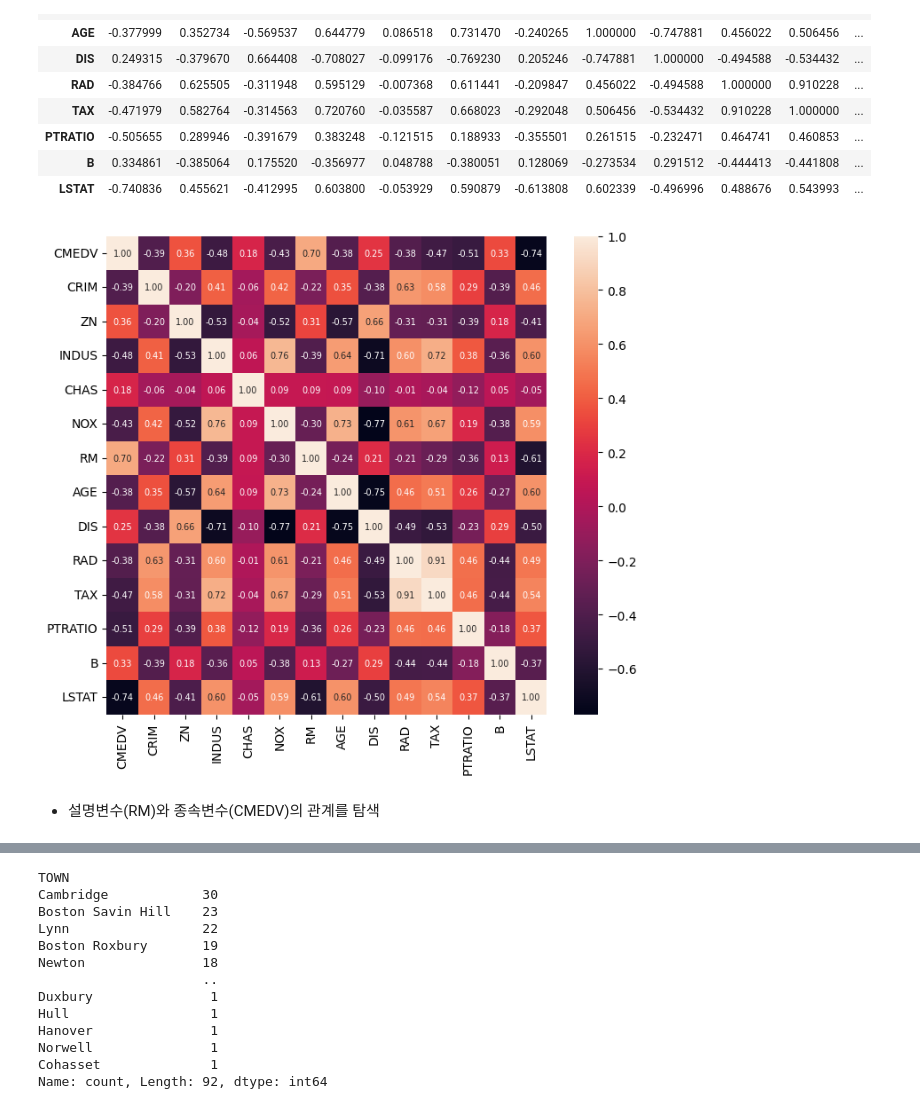
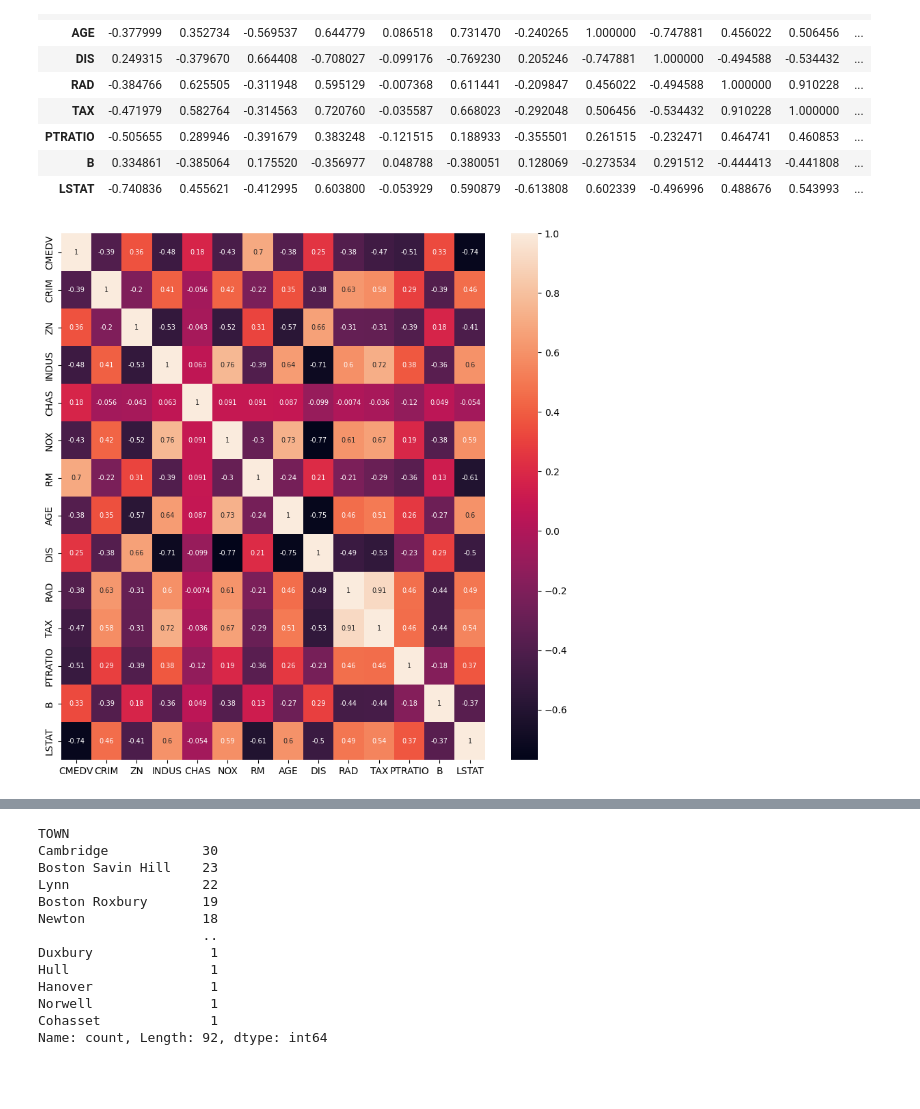
Before and after one commit to donguk0207/ML, a Jupyter notebook: regression_step1.ipynb, the cells around one changed output, grey strips where cells are left out. Drawn from its saved outputs; the diff is of its cells as text; code cells hidden in the pictures; blank space fills up the shorter version.

```diff
--- a/regression_step1.ipynb
+++ b/regression_step1.ipynb
@@ -140,19 +142,16 @@ corr
 | B | 0.334861 | -0.385064 | 0.175520 | -0.356977 | 0.048788 | -0.380051 | 0.128069 | -0.273534 | 0.291512 | -0.444413 | -0.441808 | ... |
 | LSTAT | -0.740836 | 0.455621 | -0.412995 | 0.603800 | -0.053929 | 0.590879 | -0.613808 | 0.602339 | -0.496996 | 0.488676 | 0.543993 | ... |
 # %%
-plt.figure(figsize=(8, 7))
-
+plt.figure(figsize=(10,10))
 sns.heatmap(corr.values,
             annot=True,
-            fmt='.2f',
+            fmt='.2g',
             annot_kws={"size":7},
             yticklabels=cols,
             xticklabels=cols)
 plt.show()
 # %% [output]
-[figure, old version]
+[figure, new version]
-# %% [markdown]
-- 설명변수(RM)와 종속변수(CMEDV)의 관계를 탐색
 # %%
 plt.plot("RM", "CMEDV",
          linestyle="none",
```
Also changed, not shown: parts of 27 cells of this notebook, 8 other files.
